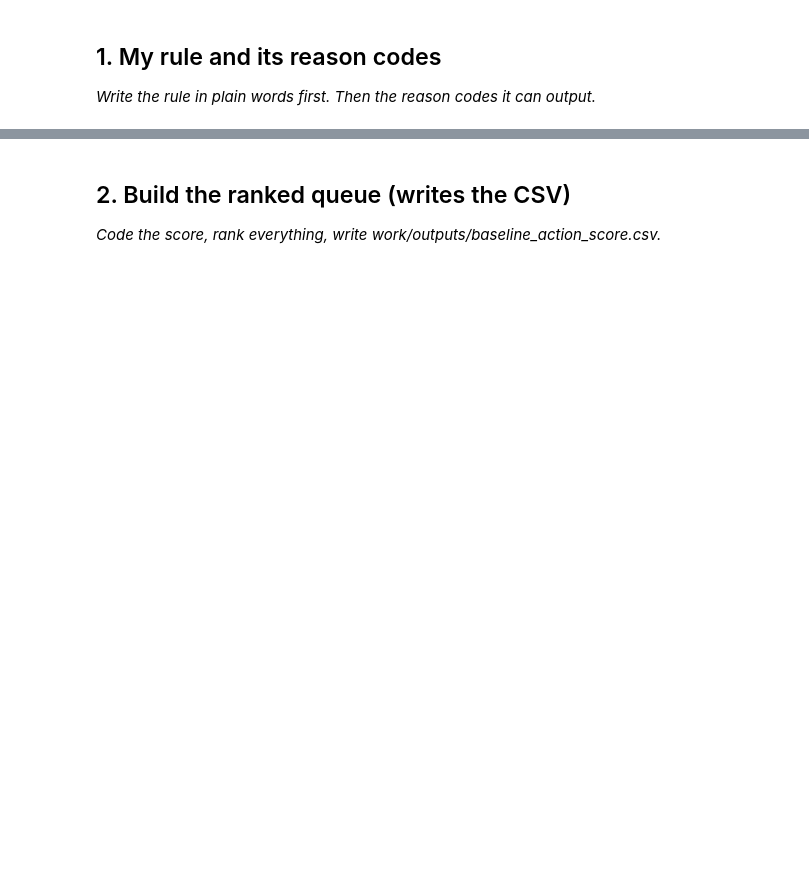
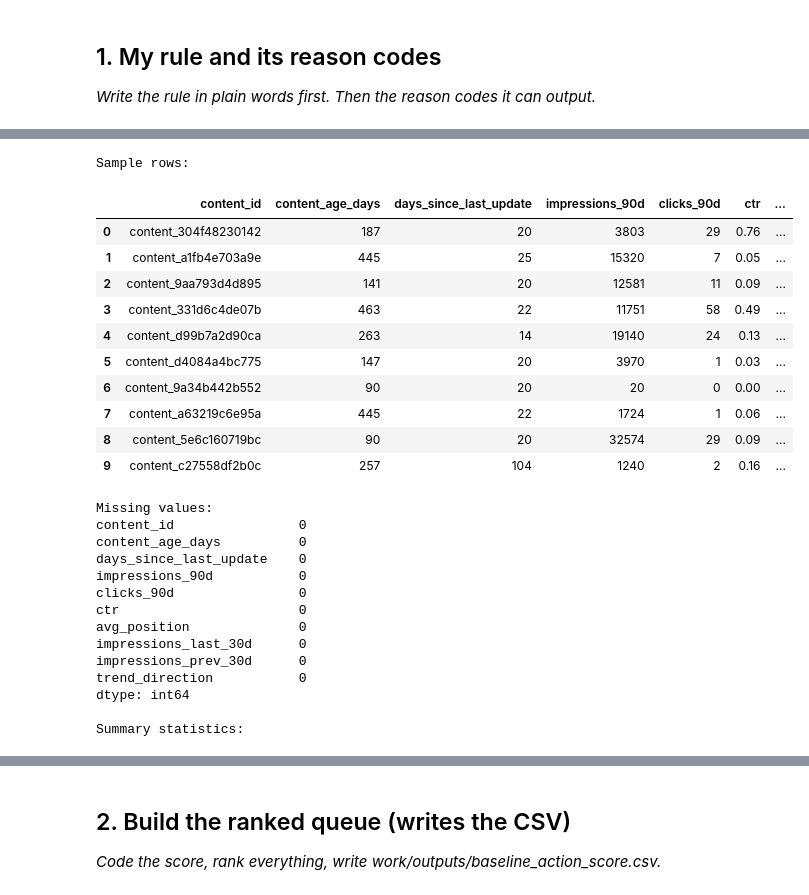
Before and after one commit to Shrinidhi-02/flyrank-machine-learning, a Jupyter notebook: work/notebooks/w04_baseline_score.ipynb, the cells around one changed output, grey strips where cells are left out. Cells and saved outputs as stored; diff of their text form; code cells hidden in the pictures; blank space fills up the shorter version.

```diff
--- a/work/notebooks/w04_baseline_score.ipynb
+++ b/work/notebooks/w04_baseline_score.ipynb
@@ -15,0 +25,19 @@ This skeleton is yours to fill. Work the sections **in order** — each one has
+# %%
+
+import pandas as pd
+from pathlib import Path
+
+# Load the anonymized starter dataset from the repository
+data_url = (
+    "https://raw.githubusercontent.com/"
+    "Shrinidhi-02/flyrank-machine-learning/"
+    "main/data/raw/content_refresh_anonymized.csv"
+)
+
+df = pd.read_csv(data_url)
+
+print("Dataset loaded successfully")
+print("Rows:", len(df))
+print("Columns:", len(df.columns))
+print("\nAvailable columns:")
+print(df.columns.tolist())
@@ -15,0 +51,58 @@ This skeleton is yours to fill. Work the sections **in order** — each one has
+# %%
+# Inspect the main signals we can use for the baseline
+
+check_columns = [
+    "content_id",
+    "content_age_days",
+    "days_since_last_update",
+    "impressions_90d",
+    "clicks_90d",
+    "ctr",
+    "avg_position",
+    "impressions_last_30d",
+    "impressions_prev_30d",
+    "trend_direction",
+]
+
+print("Sample rows:")
+display(df[check_columns].head(10))
+
+print("\nMissing values:")
+print(df[check_columns].isna().sum())
+
+print("\nSummary statistics:")
+display(df[[
+    "content_age_days",
+    "days_since_last_update",
+    "impressions_90d",
+    "clicks_90d",
+    "ctr",
+    "avg_position",
+]].describe())
+# %% [output]
+Sample rows:
+|  | content_id | content_age_days | days_since_last_update | impressions_90d | clicks_90d | ctr | ... |
+| 0 | content_304f48230142 | 187 | 20 | 3803 | 29 | 0.76 | ... |
+| 1 | content_a1fb4e703a9e | 445 | 25 | 15320 | 7 | 0.05 | ... |
+| 2 | content_9aa793d4d895 | 141 | 20 | 12581 | 11 | 0.09 | ... |
+| 3 | content_331d6c4de07b | 463 | 22 | 11751 | 58 | 0.49 | ... |
+| 4 | content_d99b7a2d90ca | 263 | 14 | 19140 | 24 | 0.13 | ... |
+| 5 | content_d4084a4bc775 | 147 | 20 | 3970 | 1 | 0.03 | ... |
+| 6 | content_9a34b442b552 | 90 | 20 | 20 | 0 | 0.00 | ... |
+| 7 | content_a63219c6e95a | 445 | 22 | 1724 | 1 | 0.06 | ... |
+| 8 | content_5e6c160719bc | 90 | 20 | 32574 | 29 | 0.09 | ... |
+| 9 | content_c27558df2b0c | 257 | 104 | 1240 | 2 | 0.16 | ... |
+Missing values:
+content_id                0
+content_age_days          0
+days_since_last_update    0
+impressions_90d           0
+clicks_90d                0
+ctr                       0
+avg_position              0
+impressions_last_30d      0
+impressions_prev_30d      0
+trend_direction           0
+dtype: int64
+
+Summary statistics:
```
Also changed, not shown: parts of 13 cells of this notebook.
